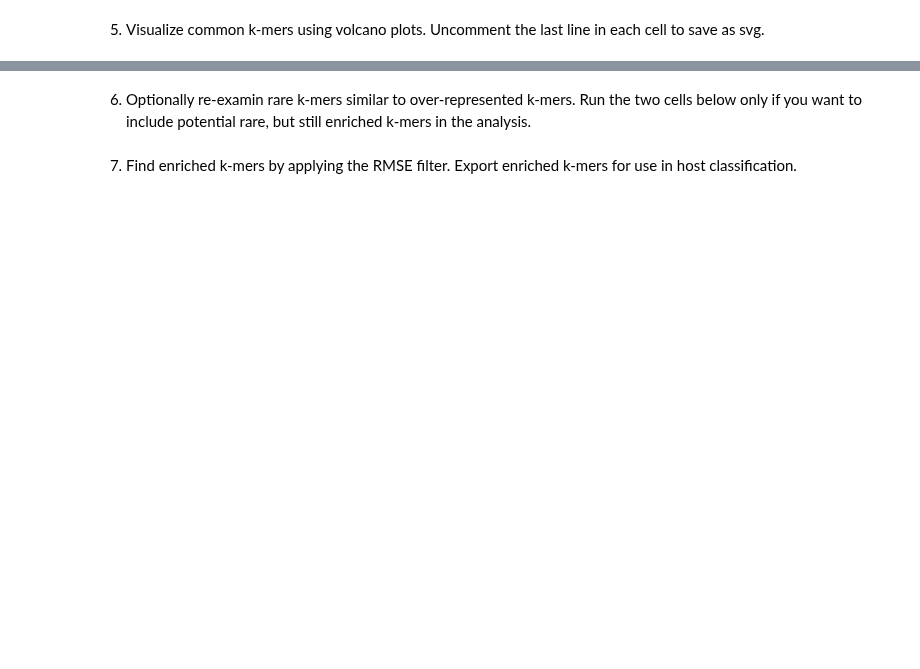
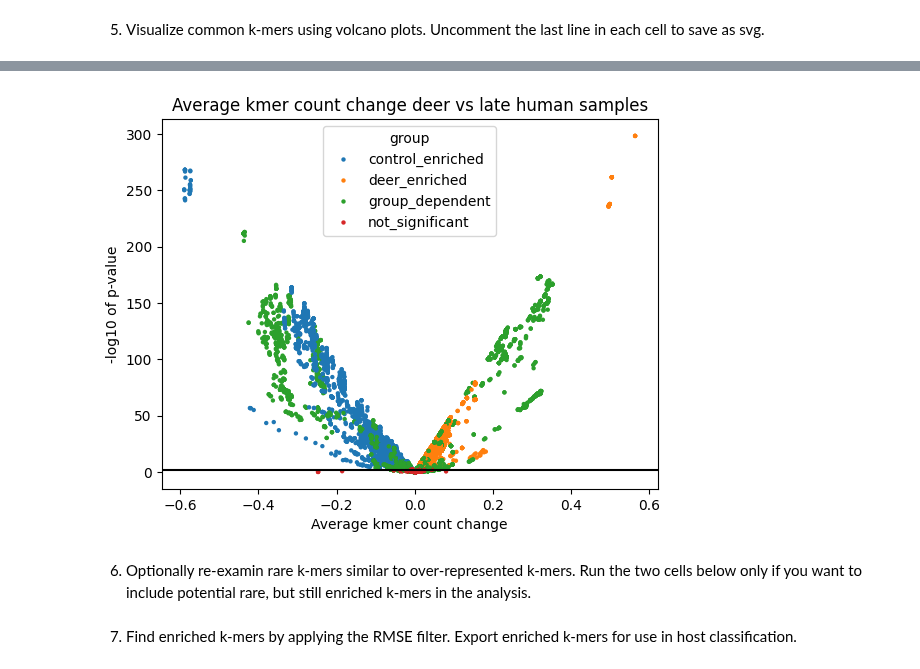
Before and after one commit to wis-janusz/PORT-EK2, a Jupyter notebook: notebooks/deer_analysis.ipynb, the cells around one changed output, grey strips where cells are left out. Cells and saved outputs as stored; diff of their text form; code cells hidden in the pictures; blank space fills up the shorter version.

```diff
--- a/notebooks/deer_analysis.ipynb
+++ b/notebooks/deer_analysis.ipynb
@@ -253,3 +269,14 @@ plt.savefig("../output/deer/volcano.svg", dpi = 600, format = "svg")
+# %%
+fig, ax = plt.subplots()
+plt.axhline(y=-np.log10(0.01), color = 'black')
+ax.autoscale()
+ax.set_title('Average kmer count change deer vs late human samples')
+ax.set_xlabel('Average kmer count change')
+ax.set_ylabel('-log10 of p-value')
+sns.scatterplot(data=common_kmer_matrix, x='deer-humlate_err', y = '-log10_deer-humlate_p-value', s=10, linewidth = 0, hue='group')
+plt.savefig("../output/deer/volcano2.svg", dpi = 600, format = "svg")
+# %% [output]
+[figure, added]
 # %% [markdown]
 6. Optionally re-examin rare k-mers similar to over-represented k-mers. Run the two cells below only if you want to include potential rare, but still enriched k-mers in the analysis.
 # %% [markdown]
```
Also changed, not shown: parts of 8 cells of this notebook.
